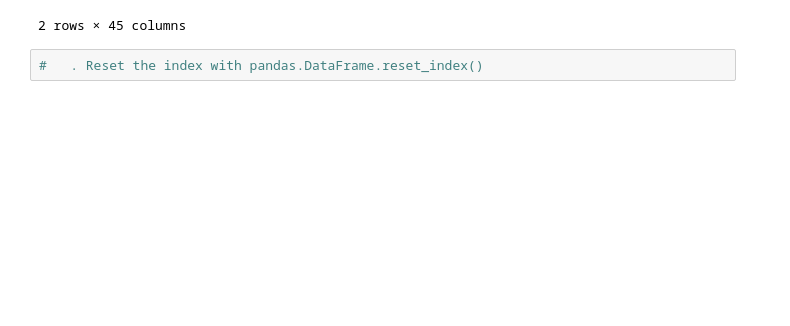
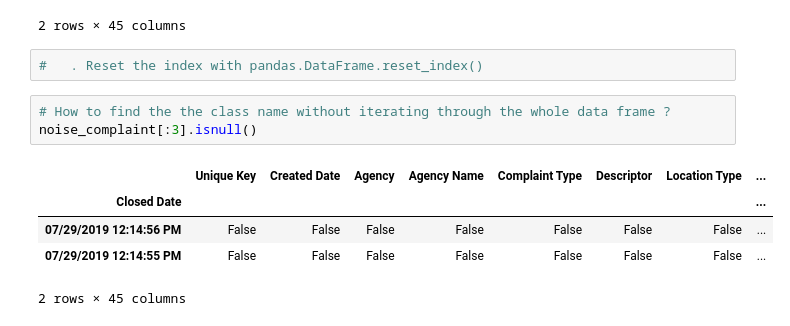
Before and after one commit to milochen0418/milo-education-python, a Jupyter notebook: Introduction to Pandas.ipynb, the cells around one changed output. Saved outputs shown, nothing was run; the diff lists cells and outputs as text; blank space fills up the shorter version.

Commit message:
Find the row with null(nan)

```diff
--- a/Introduction to Pandas.ipynb
+++ b/Introduction to Pandas.ipynb
@@ -320,3 +320,12 @@ noise_complaint[:3]
 2 rows × 45 columns
 # %%
 #   . Reset the index with pandas.DataFrame.reset_index()
+# %%
+# How to find the the class name without iterating through the whole data frame ?
+noise_complaint[:3].isnull()
+# %% [output]
+|  | Unique Key | Created Date | Agency | Agency Name | Complaint Type | Descriptor | Location Type | ... |
+| Closed Date |  |  |  |  |  |  |  | ... |
+| 07/29/2019 12:14:56 PM | False | False | False | False | False | False | False | ... |
+| 07/29/2019 12:14:55 PM | False | False | False | False | False | False | False | ... |
+2 rows × 45 columns
```
Also changed, not shown: parts of 2 cells of this notebook.
